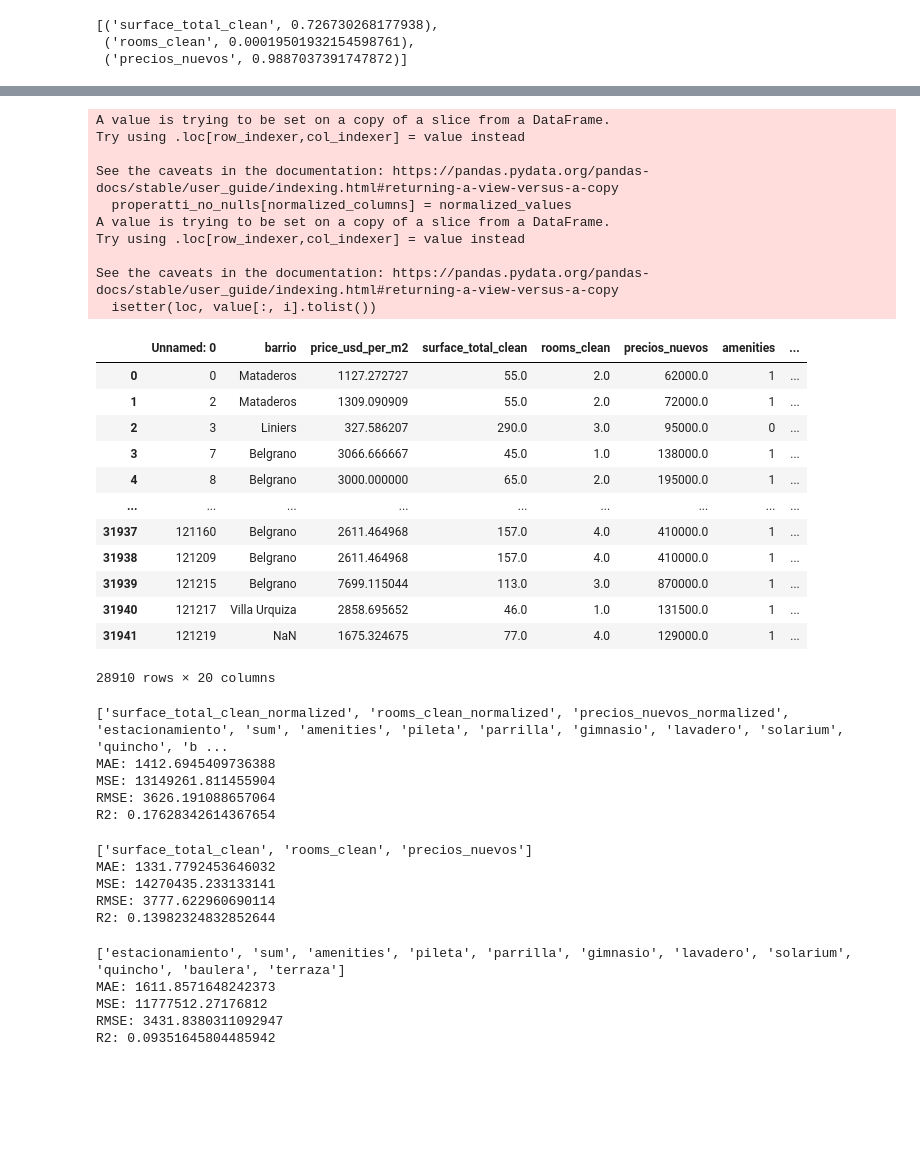
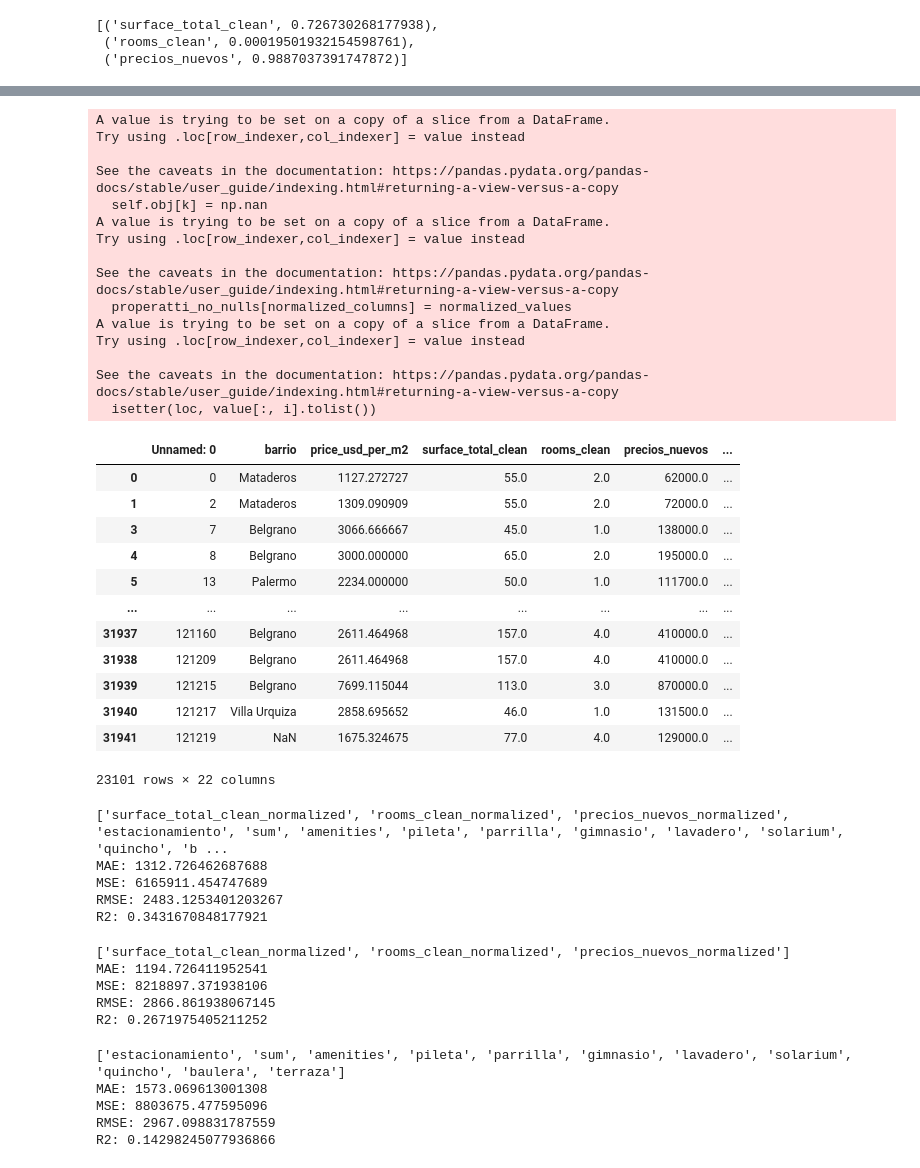
Before and after one commit to juansv2k2/property-price-analysis, a Jupyter notebook: tp_parte2.ipynb, the cells around one changed output, grey strips where cells are left out. Drawn from its saved outputs; the diff is of its cells as text; code cells hidden in the pictures; blank space fills up the shorter version.

Commit message:
regresion Juan 2

```diff
--- a/tp_parte2.ipynb
+++ b/tp_parte2.ipynb
@@ -344,5 +344,8 @@ R2: 0.9886341437959457
 # %%
 #Se observa que el R2 mejora levemente
+# %%
+properatti_df_bsas_2=pd.read_csv("./tp2_properati.csv", sep=",", encoding='utf-8')
 # %%
-properatti_df_bsas
+properatti_df_bsas_2 =properatti_df_bsas_2 * 1
+properatti_df_bsas_2.isna().sum()
 # %% [output]
@@ -363,12 +372,13 @@ properatti_df_bsas
 # Filtrado de nulls en filas con valores numericos.
 # Me quedo solo con las filas que tengan las tres columnas numericas con valores no nulos
 
-numericos = ["surface_total_clean", "rooms_clean", "precios_nuevos" ]
+numericos = [ "price_usd_per_m2", "surface_total_clean", "rooms_clean", "precios_nuevos" ]
 no_numericos = ["estacionamiento", "sum", "amenities", "pileta", "parrilla", "gimnasio", "lavadero", "solarium", "quincho", "baulera", "terraza"]
 
-mask = properatti_df_bsas[numericos].notna().all(axis=1)
+mask = properatti_df_bsas_2[numericos].notna().all(axis=1)
 
-properatti_no_nulls = properatti_df_bsas[mask]
+properatti_no_nulls = properatti_df_bsas_2[mask]
 
 print(properatti_no_nulls.shape)
+properatti_no_nulls.isna().sum()
 # %% [output]
@@ -376,42 +405,47 @@ print(properatti_no_nulls.shape)
 # %%
 # Normalizo usando preprocessing.scale
 # metodo scale
 
 scaler = StandardScaler()
 
 normalized_values = scaler.fit_transform(properatti_no_nulls[numericos])
 
 # Creo nuevas columnas
-normalized_columns = [f"{col}_normalized" for col in numeric_columns]
+normalized_columns = [f"{col}_normalized" for col in numericos]
 
 # Las lleno con valores normalizados
 properatti_no_nulls[normalized_columns] = normalized_values
 
 properatti_no_nulls
 # %% [output]
+A value is trying to be set on a copy of a slice from a DataFrame.
+Try using .loc[row_indexer,col_indexer] = value instead
+
+See the caveats in the documentation: https://pandas.pydata.org/pandas-docs/stable/user_guide/indexing.html#returning-a-view-versus-a-copy
+  self.obj[k] = np.nan
 A value is trying to be set on a copy of a slice from a DataFrame.
 Try using .loc[row_indexer,col_indexer] = value instead
 
 See the caveats in the documentation: https://pandas.pydata.org/pandas-docs/stable/user_guide/indexing.html#returning-a-view-versus-a-copy
   properatti_no_nulls[normalized_columns] = normalized_values
 A value is trying to be set on a copy of a slice from a DataFrame.
 Try using .loc[row_indexer,col_indexer] = value instead
 
 See the caveats in the documentation: https://pandas.pydata.org/pandas-docs/stable/user_guide/indexing.html#returning-a-view-versus-a-copy
   isetter(loc, value[:, i].tolist())
-|  | Unnamed: 0 | barrio | price_usd_per_m2 | surface_total_clean | rooms_clean | precios_nuevos | amenities | ... |
-| 0 | 0 | Mataderos | 1127.272727 | 55.0 | 2.0 | 62000.0 | 1 | ... |
-| 1 | 2 | Mataderos | 1309.090909 | 55.0 | 2.0 | 72000.0 | 1 | ... |
-| 2 | 3 | Liniers | 327.586207 | 290.0 | 3.0 | 95000.0 | 0 | ... |
-| 3 | 7 | Belgrano | 3066.666667 | 45.0 | 1.0 | 138000.0 | 1 | ... |
-| 4 | 8 | Belgrano | 3000.000000 | 65.0 | 2.0 | 195000.0 | 1 | ... |
-| ... | ... | ... | ... | ... | ... | ... | ... | ... |
-| 31937 | 121160 | Belgrano | 2611.464968 | 157.0 | 4.0 | 410000.0 | 1 | ... |
-| 31938 | 121209 | Belgrano | 2611.464968 | 157.0 | 4.0 | 410000.0 | 1 | ... |
-| 31939 | 121215 | Belgrano | 7699.115044 | 113.0 | 3.0 | 870000.0 | 1 | ... |
-| 31940 | 121217 | Villa Urquiza | 2858.695652 | 46.0 | 1.0 | 131500.0 | 1 | ... |
-| 31941 | 121219 | NaN | 1675.324675 | 77.0 | 4.0 | 129000.0 | 1 | ... |
+|  | Unnamed: 0 | barrio | price_usd_per_m2 | surface_total_clean | rooms_clean | precios_nuevos | ... |
+| 0 | 0 | Mataderos | 1127.272727 | 55.0 | 2.0 | 62000.0 | ... |
+| 1 | 2 | Mataderos | 1309.090909 | 55.0 | 2.0 | 72000.0 | ... |
+| 3 | 7 | Belgrano | 3066.666667 | 45.0 | 1.0 | 138000.0 | ... |
+| 4 | 8 | Belgrano | 3000.000000 | 65.0 | 2.0 | 195000.0 | ... |
+| 5 | 13 | Palermo | 2234.000000 | 50.0 | 1.0 | 111700.0 | ... |
+| ... | ... | ... | ... | ... | ... | ... | ... |
+| 31937 | 121160 | Belgrano | 2611.464968 | 157.0 | 4.0 | 410000.0 | ... |
+| 31938 | 121209 | Belgrano | 2611.464968 | 157.0 | 4.0 | 410000.0 | ... |
+| 31939 | 121215 | Belgrano | 7699.115044 | 113.0 | 3.0 | 870000.0 | ... |
+| 31940 | 121217 | Villa Urquiza | 2858.695652 | 46.0 | 1.0 | 131500.0 | ... |
+| 31941 | 121219 | NaN | 1675.324675 | 77.0 | 4.0 | 129000.0 | ... |
-28910 rows × 20 columns
+23101 rows × 22 columns
 # %%
 # Regresion con nuevos datos normalizados
 
@@ -438,27 +472,27 @@ features = ["surface_total_clean_normalized", "rooms_clean_normalized", "precios
 train_test_error_Juan(features)
 # %% [output]
 ['surface_total_clean_normalized', 'rooms_clean_normalized', 'precios_nuevos_normalized', 'estacionamiento', 'sum', 'amenities', 'pileta', 'parrilla', 'gimnasio', 'lavadero', 'solarium', 'quincho', 'b ...
-MAE: 1412.6945409736388
-MSE: 13149261.811455904
-RMSE: 3626.191088657064
-R2: 0.17628342614367654
+MAE: 1312.726462687688
+MSE: 6165911.454747689
+RMSE: 2483.1253401203267
+R2: 0.3431670848177921
 # %%
 # Regresion con los features numericos
-features = ["surface_total_clean_normalized", "rooms_clean_normalized", "precios_nuevos_normalized", "estacionamiento", "sum", "amenities", "pileta", "parrilla", "gimnasio", "lavadero", "solarium", "quincho", "baulera", "terraza"]
-train_test_error_Juan(numericos)
+features = ["surface_total_clean_normalized", "rooms_clean_normalized", "precios_nuevos_normalized"]
+train_test_error_Juan(features)
 # %% [output]
-['surface_total_clean', 'rooms_clean', 'precios_nuevos']
-MAE: 1331.7792453646032
-MSE: 14270435.233133141
-RMSE: 3777.622960690114
-R2: 0.13982324832852644
+['surface_total_clean_normalized', 'rooms_clean_normalized', 'precios_nuevos_normalized']
+MAE: 1194.726411952541
+MSE: 8218897.371938106
+RMSE: 2866.861938067145
+R2: 0.2671975405211252
 # %%
 # Regresion con los features no numericos (amenities)
-features = ["surface_total_clean_normalized", "rooms_clean_normalized", "precios_nuevos_normalized", "estacionamiento", "sum", "amenities", "pileta", "parrilla", "gimnasio", "lavadero", "solarium", "quincho", "baulera", "terraza"]
-train_test_error_Juan(no_numericos)
+features = ["estacionamiento", "sum", "amenities", "pileta", "parrilla", "gimnasio", "lavadero", "solarium", "quincho", "baulera", "terraza"]
+train_test_error_Juan(features)
 # %% [output]
 ['estacionamiento', 'sum', 'amenities', 'pileta', 'parrilla', 'gimnasio', 'lavadero', 'solarium', 'quincho', 'baulera', 'terraza']
-MAE: 1611.8571648242373
-MSE: 11777512.27176812
-RMSE: 3431.8380311092947
-R2: 0.09351645804485942
+MAE: 1573.069613001308
+MSE: 8803675.477595096
+RMSE: 2967.098831787559
+R2: 0.14298245077936866
```
Also changed, not shown: parts of 9 cells of this notebook.
